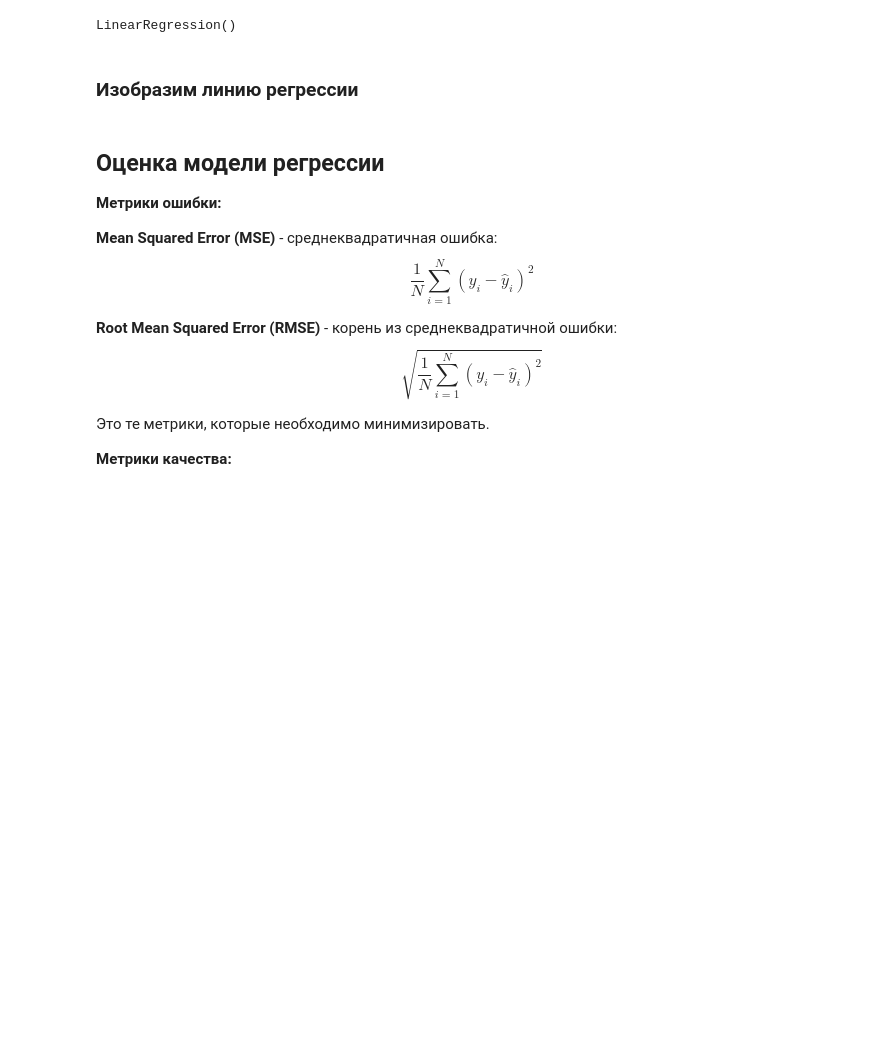
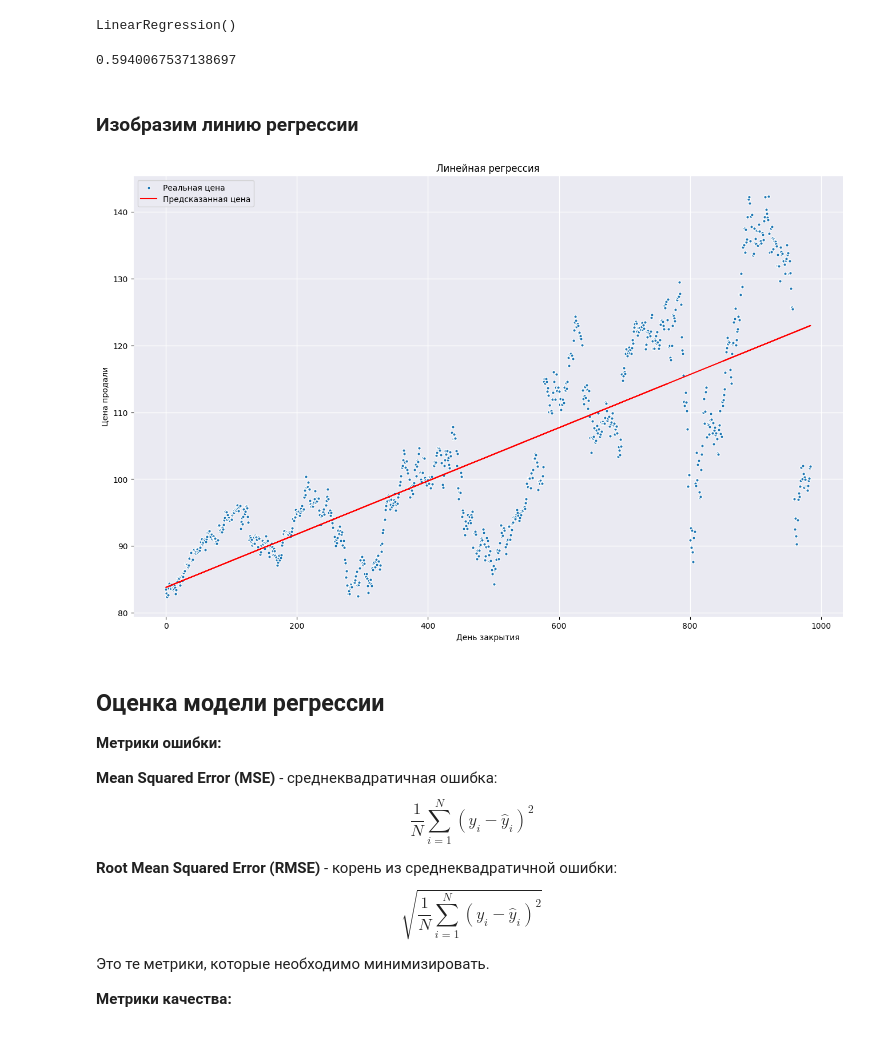
Before and after one commit to DaniilPominov/data_science, a Jupyter notebook: src/lab6/lab 6-Pominov.ipynb, the cells around one changed output. Cells and saved outputs as stored; diff of their text form; code cells hidden in the pictures; blank space fills up the shorter version.

```diff
--- a/src/lab6/lab 6-Pominov.ipynb
+++ b/src/lab6/lab 6-Pominov.ipynb
@@ -43,0 +55,8 @@ plt.rc('lines', markersize=4)
+# %%
+# Ваш код
+data = pd.read_csv('sap_stock_4.csv',sep=',')
+print(data.head())
+print('info')
+print(data.info())
+print('describe')
+print(data.describe())
@@ -52,3 +89,5 @@ plt.rc('lines', markersize=4)
 Индексы датасета - номера моментов времени. Их вы будете использовать в качестве единственного предиктора.
 # %%
 # Ваш код
+df = data[['Date','Close']]
+df.describe()
@@ -122,24 +177,37 @@ from sklearn.model_selection import train_test_split
+# %%
+# Ваш код - разделение выборки
+X = df.index.values.reshape(-1, 1)
+y = df['Close'].values
+
+# Разделение на train/test (80:20)
+X_train, X_test, y_train, y_test = train_test_split(X, y, test_size=0.2)
 # %%
 # импорт линейного регрессора из модуля, содержащего различные линейные модели
 from sklearn.linear_model import LinearRegression
 # %%
 # Ваш код - обучение линейной модели
+model = LinearRegression()
+model.fit(X_train, y_train)
 # %% [output]
 LinearRegression()
 # %%
 #Вычисляем R^2 на обучающей выборке
 model.score(X_train, y_train)
+# %% [output]
+0.5940067537138697
 # %% [markdown]
 ### Изобразим линию регрессии
 # %%
 plt.figure(1, figsize=(16,10))
-plt.title('Linear Regression | Price vs Time')
-plt.scatter(X_train, y_train, edgecolor='w', label='Actual Price')
-plt.plot(np.array(X_train), model.predict(X_train), color='r', label='Predicted Price')
-plt.xlabel('Integer Date')
-plt.ylabel('Stock Price')
+plt.title('Линейная регрессия')
+plt.scatter(X, y, edgecolor='w', label='Реальная цена')
+plt.plot(X_train, model.predict(X_train), color='r', label='Предсказанная цена')
+plt.xlabel('День закрытия')
+plt.ylabel('Цена продали')
 plt.legend()
 plt.show()
+# %% [output]
+[figure, added]
 # %% [markdown]
 ## Оценка модели регрессии
 **Метрики ошибки:**
```
Also changed, not shown: parts of 18 cells of this notebook, 5 other files.
